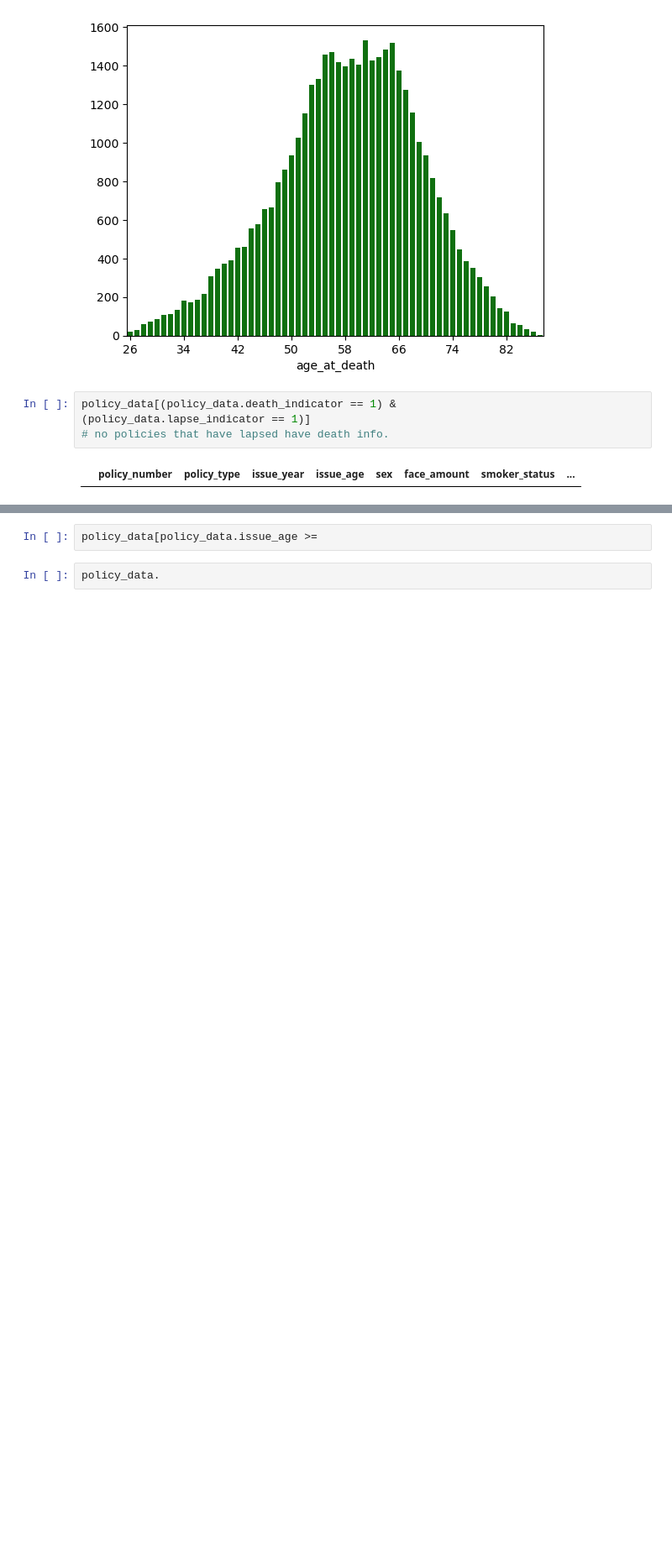
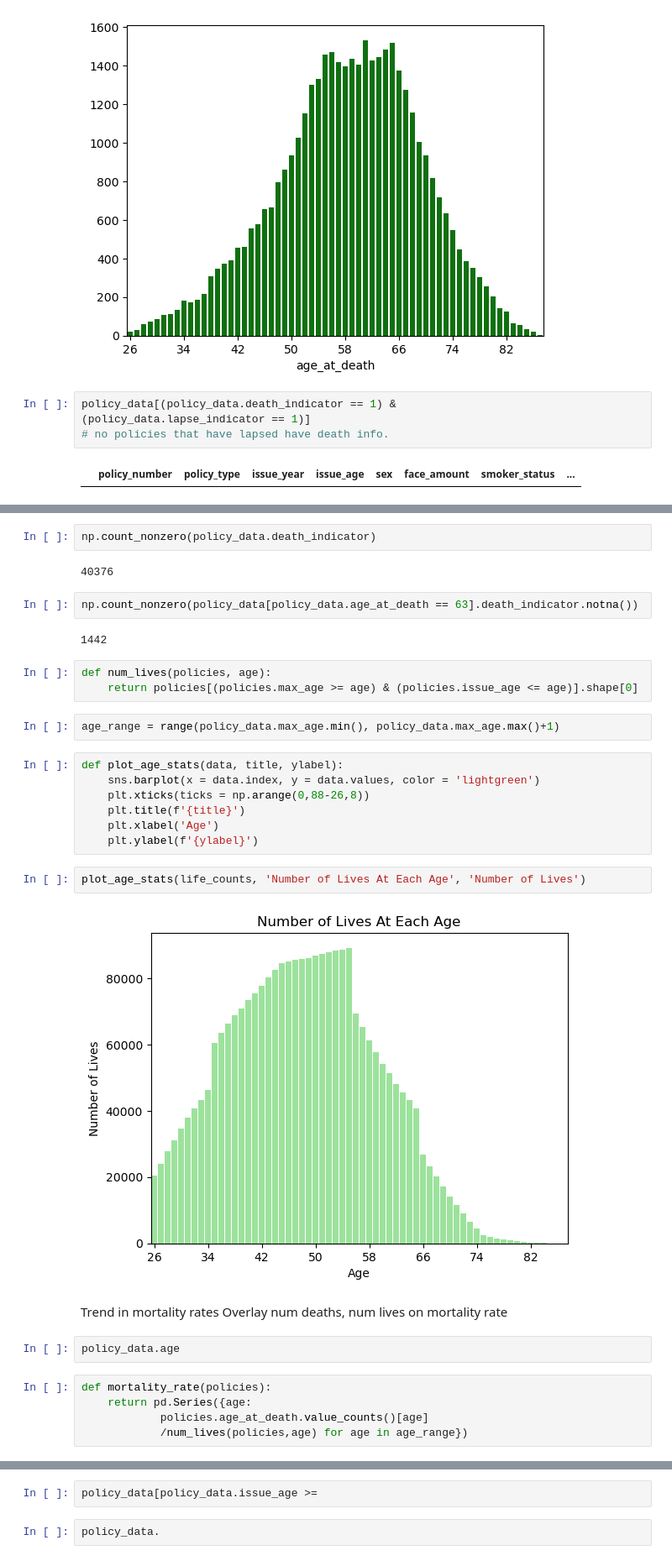
Before and after one commit to wcmohr/SOACaseStudy2024, a Jupyter notebook: Notebooks/Untitled.ipynb, the cells around one changed output, grey strips where cells are left out. Shown: that part at 84% size. Drawn from its saved outputs; the diff is of its cells as text; blank space fills up the shorter version.

Commit message:
mortality

```diff
--- a/Notebooks/Untitled.ipynb
+++ b/Notebooks/Untitled.ipynb
@@ -174,0 +185,34 @@ policy_data[policy_data.max_age >= 10]
+# %%
+np.count_nonzero(policy_data.death_indicator)
+# %% [output]
+40376
+# %%
+np.count_nonzero(policy_data[policy_data.age_at_death == 63].death_indicator.notna())
+# %% [output]
+1442
+# %%
+def num_lives(policies, age):
+    return policies[(policies.max_age >= age) & (policies.issue_age <= age)].shape[0]
+# %%
+age_range = range(policy_data.max_age.min(), policy_data.max_age.max()+1)
+# %%
+def plot_age_stats(data, title, ylabel):
+    sns.barplot(x = data.index, y = data.values, color = 'lightgreen')
+    plt.xticks(ticks = np.arange(0,88-26,8))
+    plt.title(f'{title}')
+    plt.xlabel('Age')
+    plt.ylabel(f'{ylabel}')
+# %%
+plot_age_stats(life_counts, 'Number of Lives At Each Age', 'Number of Lives')
+# %% [output]
+[figure, added]
+# %% [markdown]
+Trend in mortality rates
+Overlay num deaths, num lives on mortality rate
+# %%
+policy_data.age
+# %%
+def mortality_rate(policies):
+    return pd.Series({age:
+            policies.age_at_death.value_counts()[age]
+            /num_lives(policies,age) for age in age_range})
```
Also changed, not shown: parts of 25 cells of this notebook.
